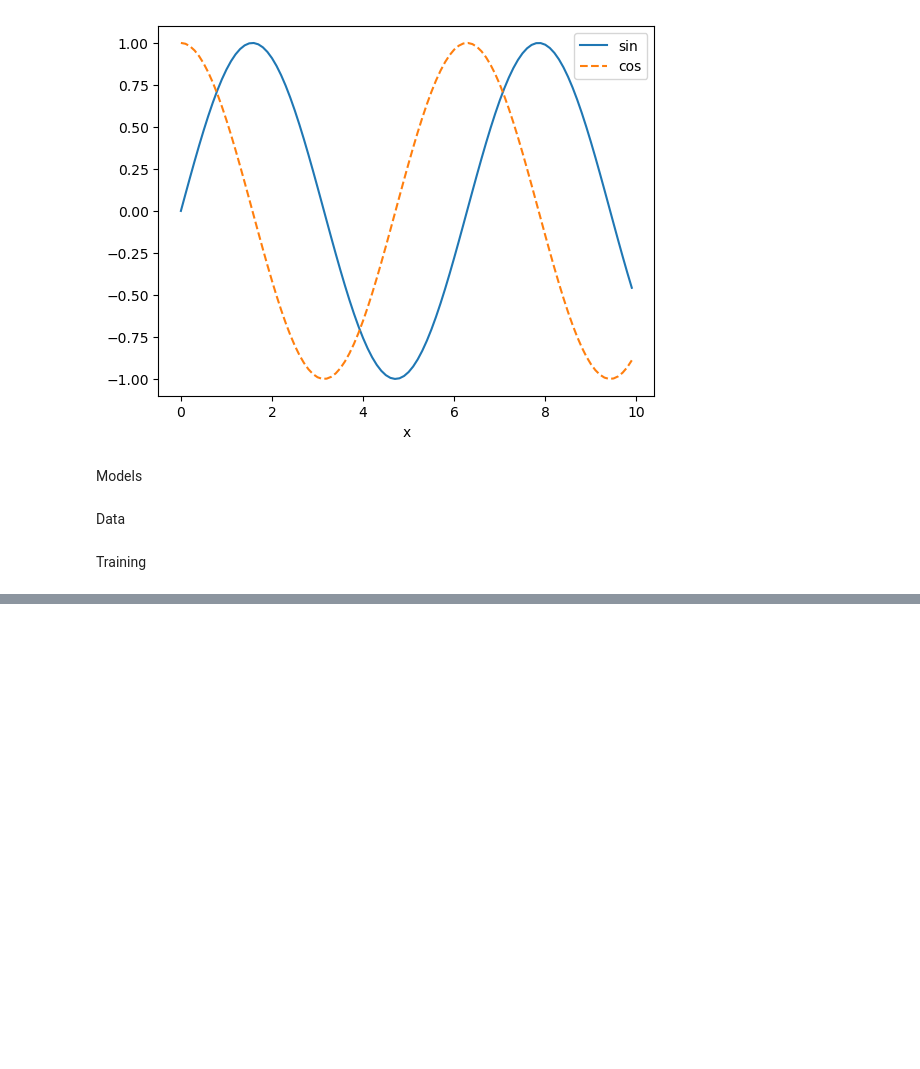
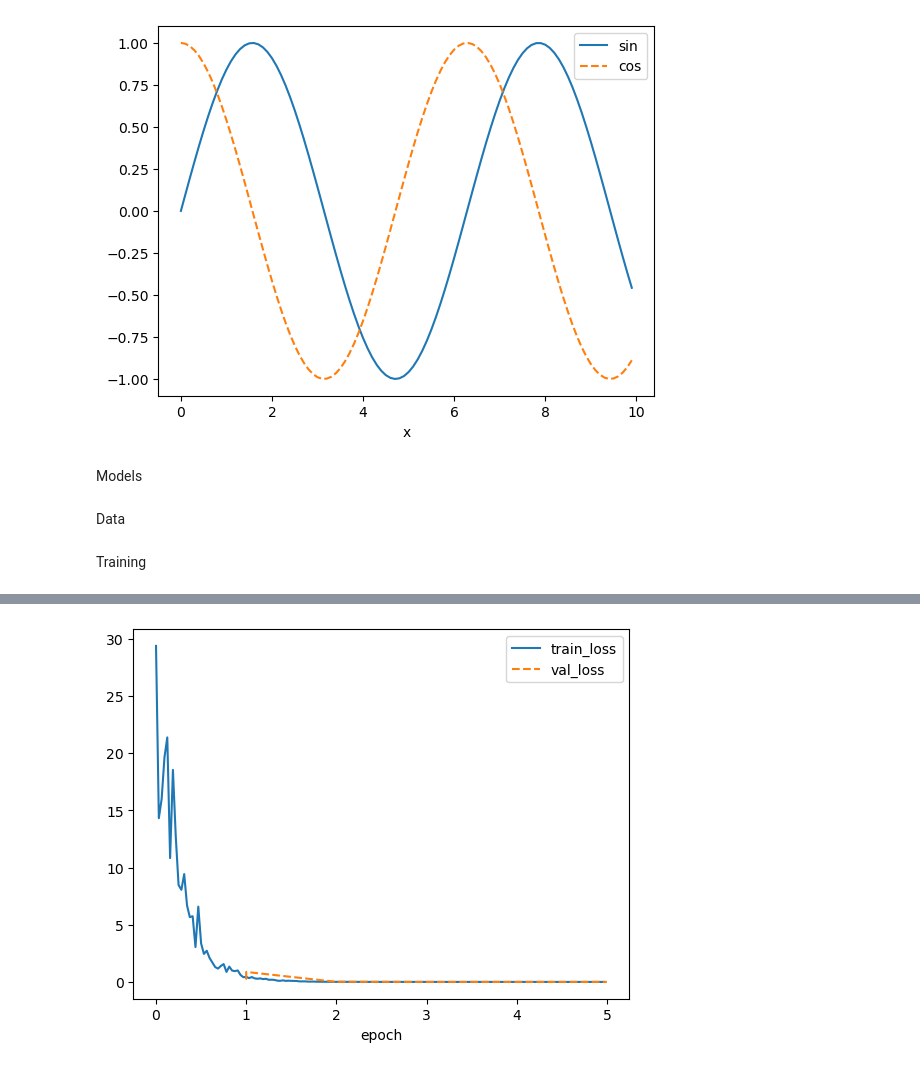
Before and after one commit to AlexanderYWHDu/deep-learning, a Jupyter notebook: ch3.ipynb, the cells around one changed output, grey strips where cells are left out. Saved outputs shown, nothing was run; the diff lists cells and outputs as text; code cells hidden in the pictures; blank space fills up the shorter version.

Commit message:
example data training

```diff
--- a/ch3.ipynb
+++ b/ch3.ipynb
@@ -131,9 +131,10 @@ class Module(nn.Module, HyperParameters):  #@save
             x = self.trainer.epoch + 1
             n = self.trainer.num_val_batches / \
                 self.plot_valid_per_epoch
-        self.board.draw(x, value.to(d2l.cpu()).detach().numpy(),
-                        ('train_' if train else 'val_') + key,
-                        every_n=int(n))
+        self.board.draw(x, value.detach().cpu().numpy(),
+                ('train_' if train else 'val_') + key,
+                every_n=int(n))
+
 
     def training_step(self, batch):
         l = self.loss(self(*batch[:-1]), batch[-1])
@@ -195,3 +196,81 @@ class Trainer(HyperParameters):  #@save
 
     def fit_epoch(self):
         raise NotImplementedError
+# %%
+import torch
+from torch import nn
+
+# ============================================================
+# 1. DATA: generate synthetic data y = 2*x1 - 3.4*x2 + 4.2 + noise
+# ============================================================
+class SyntheticRegressionData(DataModule):
+    def __init__(self, w, b, noise=0.01, num_train=1000, num_val=1000,
+                 batch_size=32):
+        super().__init__()
+        self.save_hyperparameters()
+        n = num_train + num_val
+        self.X = torch.randn(n, len(w))              # random inputs
+        noise = torch.randn(n, 1) * noise
+        self.y = self.X @ w.reshape(-1, 1) + b + noise  # true labels
+
+    def get_dataloader(self, train):
+        if train:
+            indices = slice(0, self.num_train)
+        else:
+            indices = slice(self.num_train, self.num_train + self.num_val)
+        dataset = torch.utils.data.TensorDataset(self.X[indices], self.y[indices])
+        return torch.utils.data.DataLoader(
+            dataset, self.batch_size, shuffle=train)
+
+
+# ============================================================
+# 2. MODEL: linear regression
+# ============================================================
+class LinearRegression(Module):
+    def __init__(self, num_inputs, lr):
+        super().__init__()
+        self.save_hyperparameters()
+        self.net = nn.Linear(num_inputs, 1)   # the actual weights & bias
+
+    def forward(self, X):
+        return self.net(X)                    # prediction = Xw + b
+
+    def loss(self, y_hat, y):
+        fn = nn.MSELoss()                     # mean squared error
+        return fn(y_hat, y)
+
+    def configure_optimizers(self):
+        return torch.optim.SGD(self.parameters(), lr=self.lr)
+
+# ============================================================
+# 3. TRAINER: fill in the actual training loop
+# ============================================================
+class Trainer(Trainer):   # extend the base Trainer with fit_epoch
+    def fit_epoch(self):
+        self.model.train()                    # set model to training mode
+        for batch in self.train_dataloader:
+            loss = self.model.training_step(batch)
+            self.optim.zero_grad()            # clear old gradients
+            with torch.no_grad():
+                loss.backward()               # compute gradients
+                self.optim.step()             # update weights
+            self.train_batch_idx += 1
+        self.model.eval()                     # set model to eval mode
+        for batch in self.val_dataloader:
+            with torch.no_grad():
+                self.model.validation_step(batch)
+            self.val_batch_idx += 1
+
+# ============================================================
+# 4. RUN IT
+# ============================================================
+true_w = torch.tensor([2.0, -3.4])
+true_b = 4.2
+data = SyntheticRegressionData(w=true_w, b=true_b)
+model = LinearRegression(num_inputs=2, lr=0.03)
+trainer = Trainer(max_epochs=5)
+trainer.fit(model, data)
+
+print('Estimated w:', model.net.weight.data)
+print('Estimated b:', model.net.bias.data)
+# %% [output]
@@ -197,0 +279 @@ class Trainer(HyperParameters):  #@save
+[figure, added]
```
Also changed, not shown: parts of 1 cell of this notebook.
